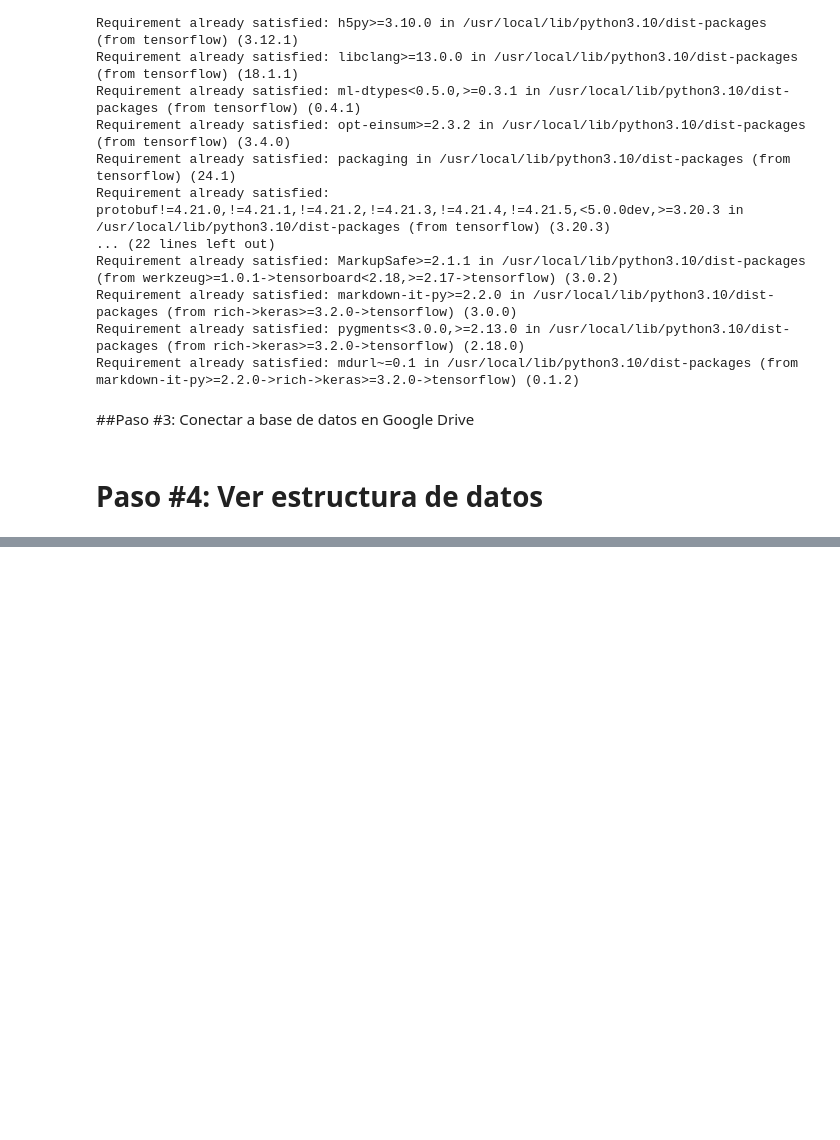
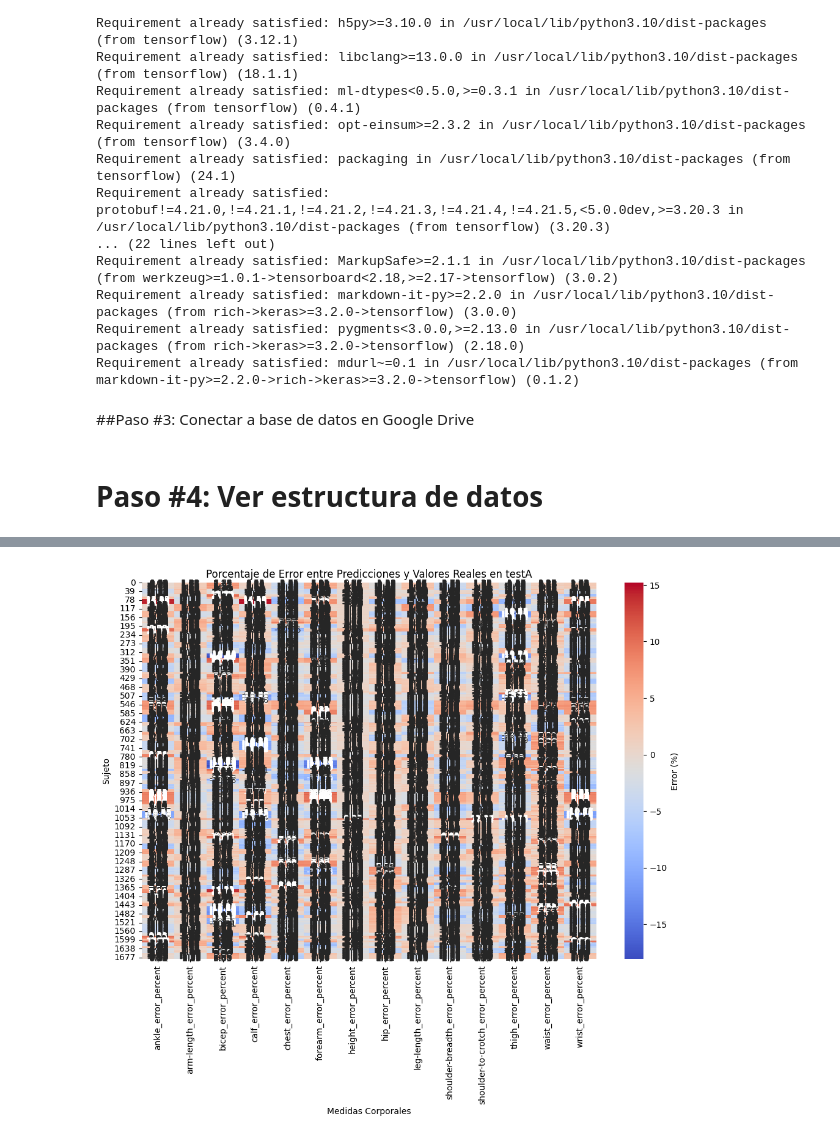
Before and after one commit to berniehans/MIA203Grupo2, a Jupyter notebook: Proyecto_Final_Grupo_2_REDES_NEURONALES_Final.ipynb, the cells around one changed output, grey strips where cells are left out. Cells and saved outputs as stored; diff of their text form; code cells hidden in the pictures; blank space fills up the shorter version.

```diff
--- a/Proyecto_Final_Grupo_2_REDES_NEURONALES_Final.ipynb
+++ b/Proyecto_Final_Grupo_2_REDES_NEURONALES_Final.ipynb
@@ -402,0 +454,9 @@ ValueError: The `{arg_name}` of this `Lambda` layer is a Python lambda. Deserial
+# %%
+# Cargar los datos reales de testA
+testA_real = pd.read_csv('/content/BodyM_dataset/testA/measurements.csv')
+
+# Cargar las predicciones de testA
+testA_pred = pd.read_csv('/content/predictions_testA.csv')
+# %%
+# Combinar los datos reales y las predicciones
+comparison_df = testA_real.merge(testA_pred, on='subject_id', suffixes=('_real', '_pred'))
@@ -402,0 +471,14 @@ ValueError: The `{arg_name}` of this `Lambda` layer is a Python lambda. Deserial
+# %%
+# Seleccionar solo las columnas de porcentaje de error
+error_columns = [col for col in comparison_df.columns if '_error_percent' in col]
+error_df = comparison_df[error_columns]
+
+# Crear el heatmap
+plt.figure(figsize=(12, 8))
+sns.heatmap(error_df, annot=True, cmap='coolwarm', fmt=".2f", cbar_kws={'label': 'Error (%)'})
+plt.title("Porcentaje de Error entre Predicciones y Valores Reales en testA")
+plt.xlabel("Medidas Corporales")
+plt.ylabel("Sujeto")
+plt.show()
+# %% [output]
+[figure, added]
```
Also changed, not shown: parts of 13 cells of this notebook.
